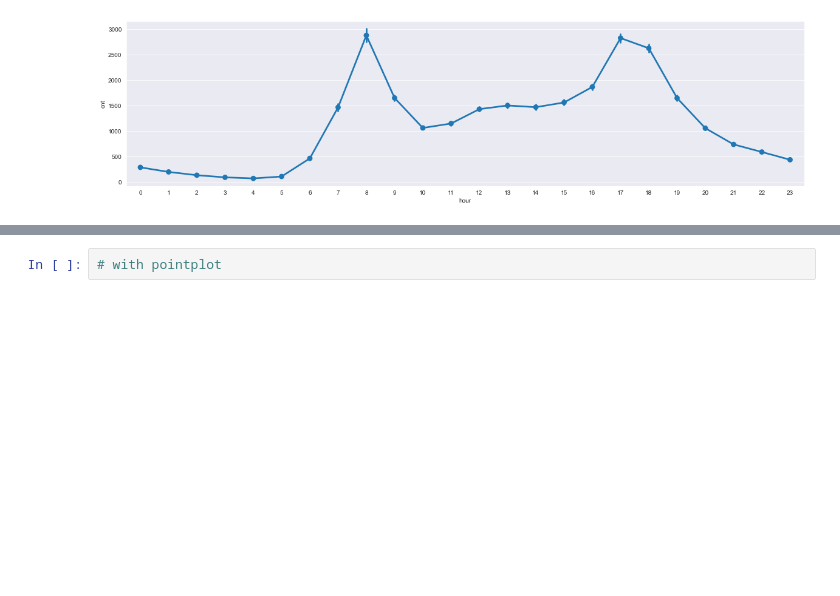
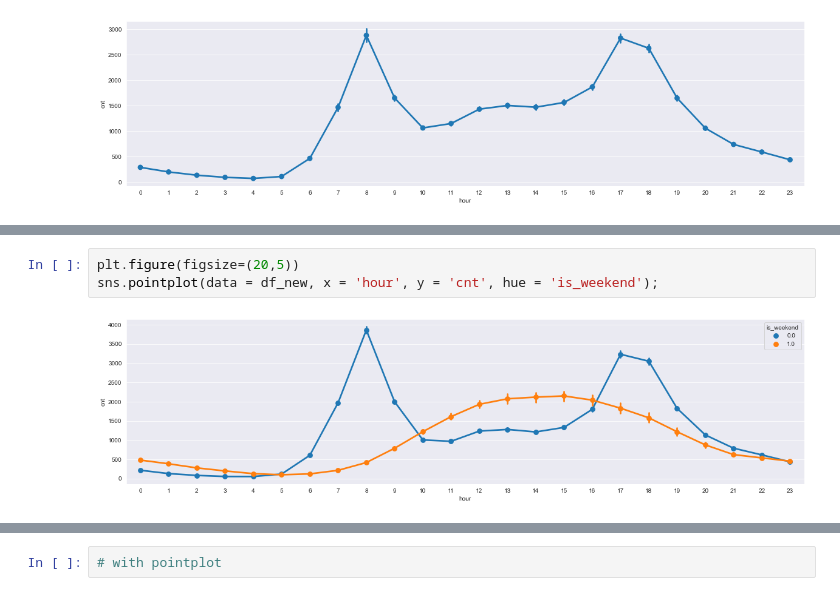
Before and after one commit to cantalcagri/DS-Assignments, a Jupyter notebook: DV_capstone_student (1).ipynb, the cells around one changed output, grey strips where cells are left out. Cells and saved outputs as stored; diff of their text form; blank space fills up the shorter version.

```diff
--- a/DV_capstone_student (1).ipynb
+++ b/DV_capstone_student (1).ipynb
@@ -451,0 +452,5 @@ sns.pointplot(data = df_new, x = 'hour', y = 'cnt', hue = 'is_holiday');
+# %%
+plt.figure(figsize=(20,5))
+sns.pointplot(data = df_new, x = 'hour', y = 'cnt', hue = 'is_weekend');
+# %% [output]
+[figure, added]
```
Also changed, not shown: parts of 10 cells of this notebook.
